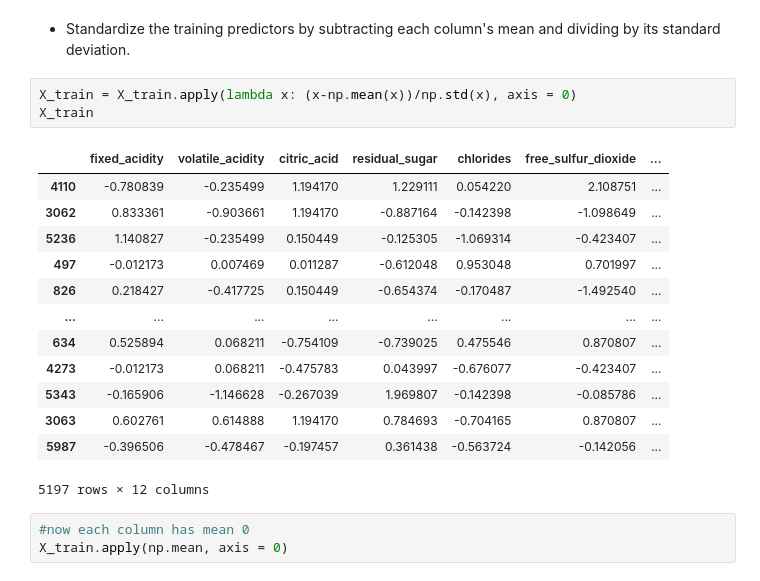
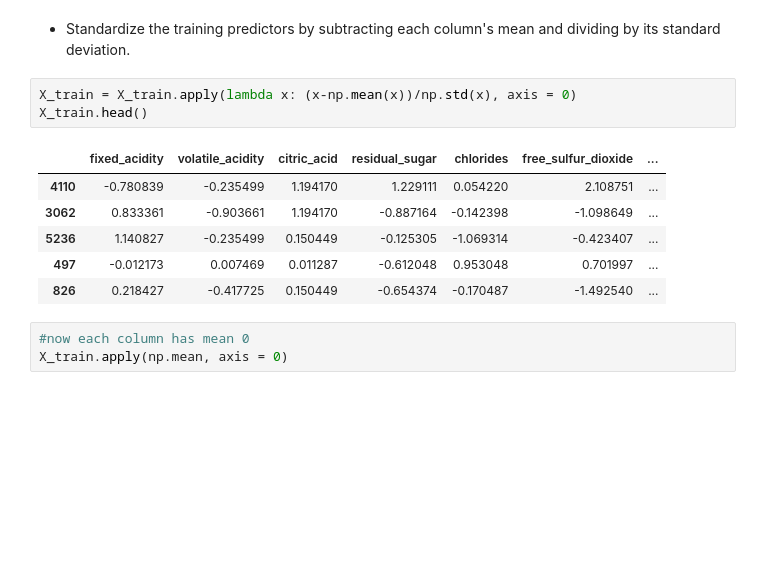
Before and after one commit to hzhoujoy/ST554_HW7, a Jupyter notebook: JoyZhou_HW7.ipynb, the cells around one changed output. Saved outputs shown, nothing was run; the diff lists cells and outputs as text; blank space fills up the shorter version.

```diff
--- a/JoyZhou_HW7.ipynb
+++ b/JoyZhou_HW7.ipynb
@@ -280,21 +280,14 @@ dtype: float64
 - Standardize the training predictors by subtracting each column's mean and dividing by its standard deviation.
 # %%
 X_train = X_train.apply(lambda x: (x-np.mean(x))/np.std(x), axis = 0)
-X_train
+X_train.head()
 # %% [output]
 |  | fixed_acidity | volatile_acidity | citric_acid | residual_sugar | chlorides | free_sulfur_dioxide | ... |
 | 4110 | -0.780839 | -0.235499 | 1.194170 | 1.229111 | 0.054220 | 2.108751 | ... |
 | 3062 | 0.833361 | -0.903661 | 1.194170 | -0.887164 | -0.142398 | -1.098649 | ... |
 | 5236 | 1.140827 | -0.235499 | 0.150449 | -0.125305 | -1.069314 | -0.423407 | ... |
 | 497 | -0.012173 | 0.007469 | 0.011287 | -0.612048 | 0.953048 | 0.701997 | ... |
 | 826 | 0.218427 | -0.417725 | 0.150449 | -0.654374 | -0.170487 | -1.492540 | ... |
-| ... | ... | ... | ... | ... | ... | ... | ... |
-| 634 | 0.525894 | 0.068211 | -0.754109 | -0.739025 | 0.475546 | 0.870807 | ... |
-| 4273 | -0.012173 | 0.068211 | -0.475783 | 0.043997 | -0.676077 | -0.423407 | ... |
-| 5343 | -0.165906 | -1.146628 | -0.267039 | 1.969807 | -0.142398 | -0.085786 | ... |
-| 3063 | 0.602761 | 0.614888 | 1.194170 | 0.784693 | -0.704165 | 0.870807 | ... |
-| 5987 | -0.396506 | -0.478467 | -0.197457 | 0.361438 | -0.563724 | -0.142056 | ... |
-5197 rows × 12 columns
 # %%
 #now each column has mean 0
 X_train.apply(np.mean, axis = 0)
```
Also changed, not shown: parts of 31 cells of this notebook.
